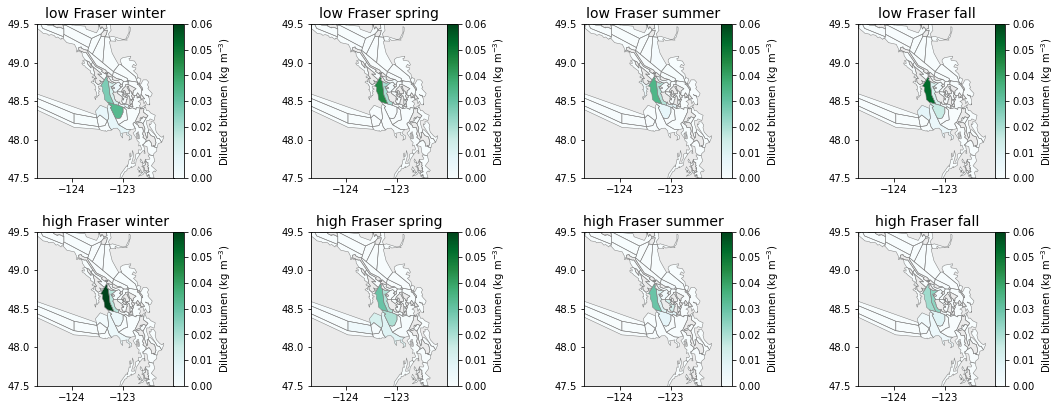
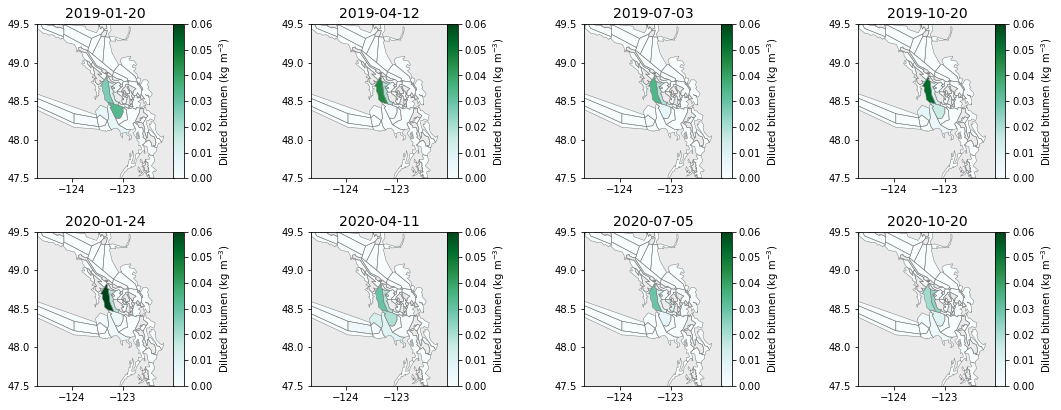
The notebook cell's code change between the first figure and the second:
--- before
+++ after
@@ -26,5 +26,5 @@
     legend=True, 
     )
-    ax.set_title(label, fontsize = 14)
+    ax.set_title(date, fontsize = 14)
     ax.set_xlim(-124.7)
     ax.set_ylim(47.5, 49.5)
@@ -55,5 +55,5 @@
     legend=True, 
     )
-    ax.set_title(label, fontsize = 14)
+    ax.set_title(date, fontsize = 14)
     ax.set_xlim(-124.7)
     ax.set_ylim(47.5, 49.5)
@@ -62,2 +62,3 @@
     #oil_df.plot(ax=ax, color='red',linewidths=0.5)
     position2 = position2+1
+fig.savefig("TP_TPAH_48hr_average.png", dpi=300, bbox_inches='tight')

Commit: wip: update spill maps with dates for now